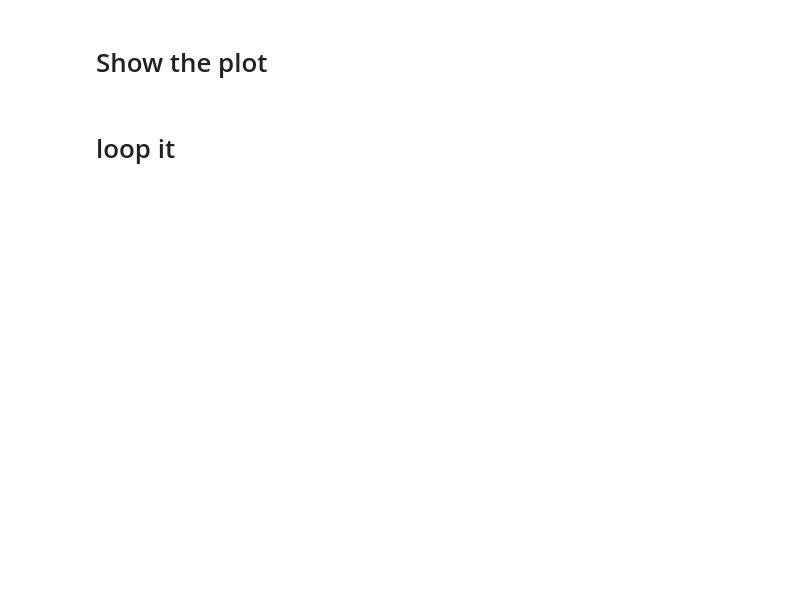
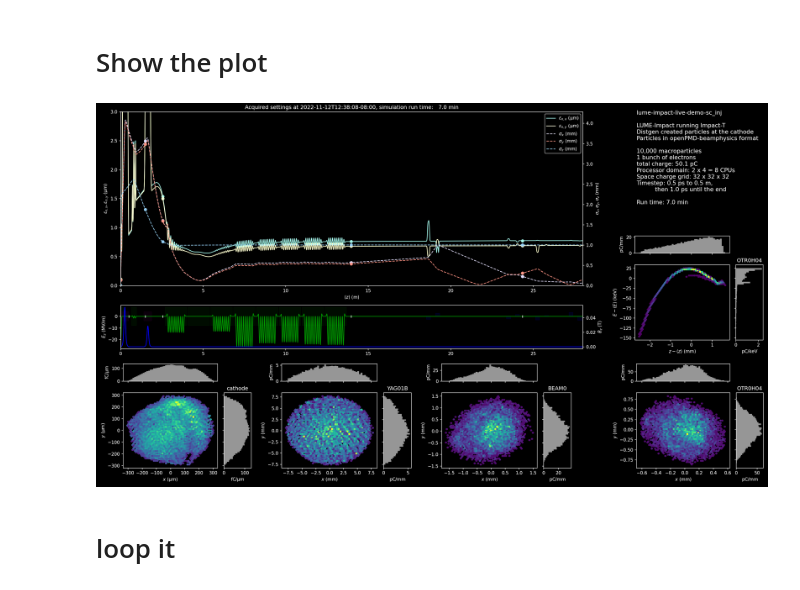
Before and after one commit to ChristopherMayes/lume-impact-live-demo, a Jupyter notebook: lume-impact-live-demo.ipynb, the cells around one changed output. Saved outputs shown, nothing was run; the diff lists cells and outputs as text; code cells hidden in the pictures; blank space fills up the shorter version.

```diff
--- a/lume-impact-live-demo.ipynb
+++ b/lume-impact-live-demo.ipynb
@@ -273,4 +314,6 @@ DF
 # %%
-MONITOR = {pvname:epics.PV(pvname) for pvname in PVLIST}
-sleep(5)
+if LIVE:
+    MONITOR = {pvname:epics.PV(pvname) for pvname in PVLIST}
+    SNAPSHOT = None
+    sleep(5)
 # %%
@@ -330,7 +376,7 @@ def load_pvdata(filename):
 # %% [markdown]
 # EPICS -> Simulation settings
 # %%
-def get_live_settings(csv, base_settings={}, snapshot_dir=None):
+def get_settings(csv, base_settings={}, snapshot_dir=None, snapshot_file=None):
     """
     Fetches live settings for all devices in the CSV table, and translates them to simulation inputs
 
@@ -340,16 +386,15 @@ def get_live_settings(csv, base_settings={}, snapshot_dir=None):
 
     pv_names = list(df['device_pv_name'])
 
-    pvdata, itime = get_pvdata()
+    pvdata, itime = get_snapshot(snapshot_file)
 
-    if snapshot_dir:
+    if snapshot_dir and not snapshot_file:
         filename = os.path.abspath(os.path.join(snapshot_dir, f'{MODEL}-snapshot-{itime}.h5'))
         logger.info(f'EPICS shapshot written: {filename}')
         save_pvdata(filename, pvdata, itime)
         # DEBUG: check readback
         #pvdata, itime = load_pvdata(filename)
 
-    #df['pv_value'] = epics.caget_many(pv_names)
     df['pv_value'] = [pvdata[k] for k in pv_names]
 
     # Assign impact
@@ -375,7 +420,7 @@ def get_live_settings(csv, base_settings={}, snapshot_dir=None):
 
     return settings, df, img, cutimg, itime
 
-#res = get_live_settings(CSV, SETTINGS0, snapshot_dir='.')
+#res = get_settings(CSV, SETTINGS0, snapshot_dir='.')
 #DF[['Variable', 'bmad_name', 'pv_value','pv_unit',  'device_min', 'device_max',  'impact_name', 'impact_factor', 'impact_unit',
 #        'impact_description',  'impact_value']]
 #res[1]
@@ -433,12 +478,16 @@ def my_merit(impact_object, itime):
 
     return merit0
 # %%
+MIN_CHARGE = 10
+
 def run1():
     dat = {}
 
     # Acquire settings
-    mysettings, df, img, cutimg, itime = get_live_settings(CSV, SETTINGS0, snapshot_dir=SNAPSHOT_DIR)
-
+    mysettings, df, img, cutimg, itime = get_settings(CSV,
+                                                           SETTINGS0,
+                                                           snapshot_dir=SNAPSHOT_DIR,
+                                                          snapshot_file=SNAPSHOT)
     dat['isotime'] = itime
 
     # Record inputs
@@ -449,6 +498,12 @@ def run1():
     logger.info(f'Running evaluate_impact_with_distgen...')
 
     t0 = time()
+
+    total_charge_pC = mysettings['distgen:total_charge:value']
+    if total_charge_pC < MIN_CHARGE_pC:
+        logger.info(f'total charge is too low: {total_charge_pC:.2f} pC, skipping')
+        return dat
+
     outputs = evaluate_impact_with_distgen(mysettings,
                                        merit_f=lambda x: my_merit(x, itime),
                                        archive_path=ARCHIVE_DIR,
@@ -457,7 +512,8 @@ def run1():
     dat['outputs'] =  outputs
     logger.info(f'...finished in {(time()-t0)/60:.1f} min')
     fname = fname=f'{SUMMARY_OUTPUT_DIR}/{PREFIX}-{itime}.json'
-    json.dump(dat, open(fname, 'w'))
+
+    #json.dump(dat, open(fname, 'w'), cls=NpEncoder)
     #print('Written:', fname)
     logger.info(f'Output written: {fname}')
     return dat
@@ -464,3 +526,3 @@ def run1():
 # %%
-#%%time
-#result = run1()
+%%time
+result = run1()
@@ -480,8 +558,10 @@ NameError: name 'result' is not defined
 # %% [markdown]
 # Show the plot
 # %%
-#from IPython.display import Image
-#Image(filename=result['outputs']['plot_file'])
+from IPython.display import Image
+Image(filename=result['outputs']['plot_file'])
+# %% [output]
+[figure, added]
 # %% [markdown]
 # loop it
 # %%
```
Also changed, not shown: parts of 17 cells of this notebook, 9 other files.
